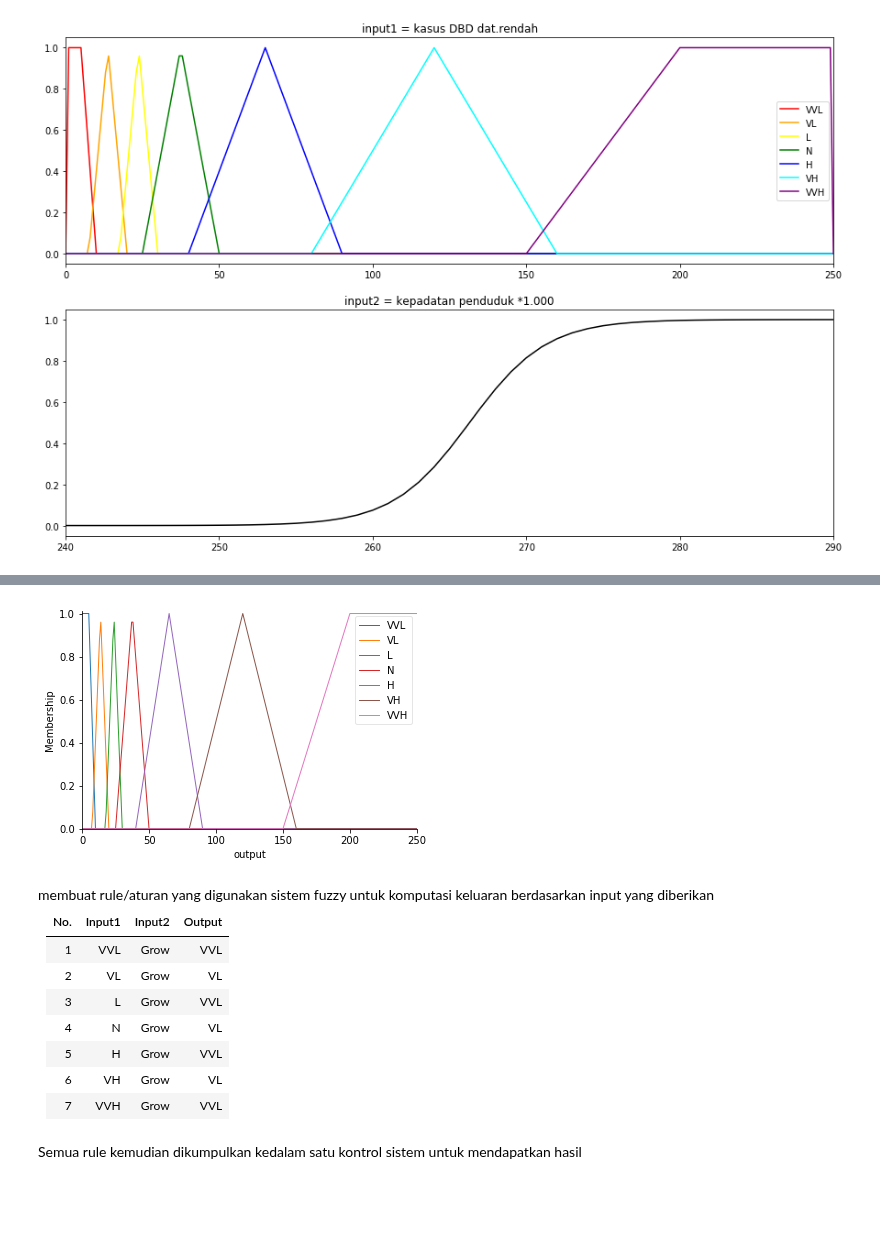
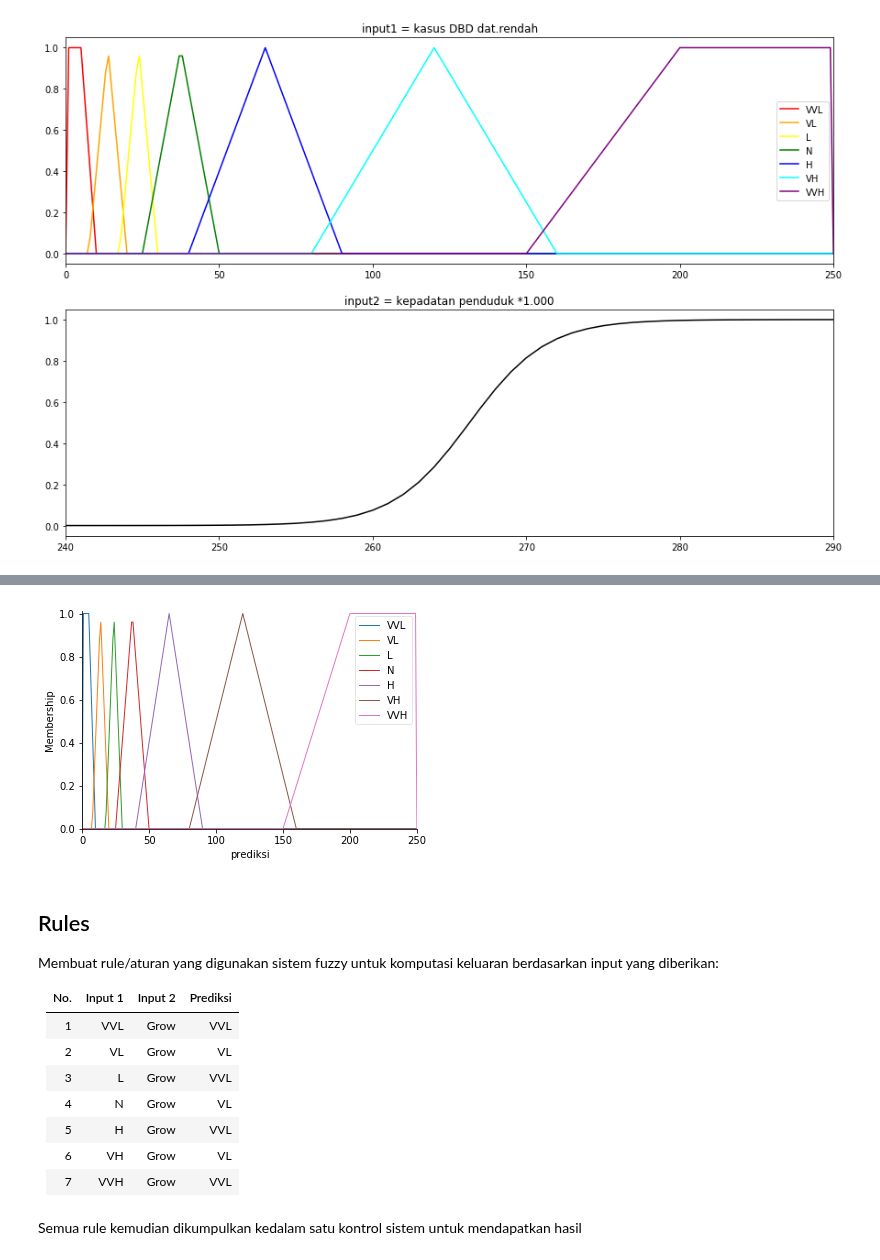
Before and after one commit to orisam68/sharing_tugas_fuzzy2019, a Jupyter notebook: 09011281722064_MElQiliqsandy_SK5B.ipynb, the cells around one changed output, grey strips where cells are left out. Drawn from its saved outputs; the diff is of its cells as text; code cells hidden in the pictures; blank space fills up the shorter version.

```diff
--- a/09011281722064_MElQiliqsandy_SK5B.ipynb
+++ b/09011281722064_MElQiliqsandy_SK5B.ipynb
@@ -162,18 +159,19 @@ Membuat fungsi keluaran dari sistem fuzzy
 # %%
-output['VVL']=fuzz.trapmf(dbd,[0,0,5,10])
-output['VL']=fuzz.trimf(dbd,[7.5,13.75,20])
-output['L']=fuzz.trimf(dbd,[17.5,23.75,30])
-output['N']=fuzz.trimf(dbd,[25,37.5,50])
-output['H']=fuzz.trimf(dbd,[40,65,90])
-output['VH']=fuzz.trimf(dbd,[80,120,160])
-output['VVH']=fuzz.trapmf(dbd,[150,200,250,250])
-output.view()
+prediksi['VVL']=fuzz.trapmf(dbd,[1,1,5,10])
+prediksi['VL']=fuzz.trimf(dbd,[7.5,13.75,20])
+prediksi['L']=fuzz.trimf(dbd,[17.5,23.75,30])
+prediksi['N']=fuzz.trimf(dbd,[25,37.5,50])
+prediksi['H']=fuzz.trimf(dbd,[40,65,90])
+prediksi['VH']=fuzz.trimf(dbd,[80,120,160])
+prediksi['VVH']=fuzz.trapmf(dbd,[150,200,249,249])
+prediksi.view()
 # %% [output]
-[figure, old version]
+[figure, new version]
 # %% [markdown]
-<div>membuat rule/aturan yang digunakan sistem fuzzy untuk komputasi keluaran berdasarkan input yang diberikan</div>
+## Rules
+Membuat rule/aturan yang digunakan sistem fuzzy untuk komputasi keluaran berdasarkan input yang diberikan:
 
-|No.    |Input1 |Input2 |Output |
+|No.    |Input 1 |Input 2 |Prediksi |
 |---|---|---|---|
 |1|VVL|Grow|VVL|
 |2|VL|Grow|VL|
```
Also changed, not shown: parts of 49 cells of this notebook.
